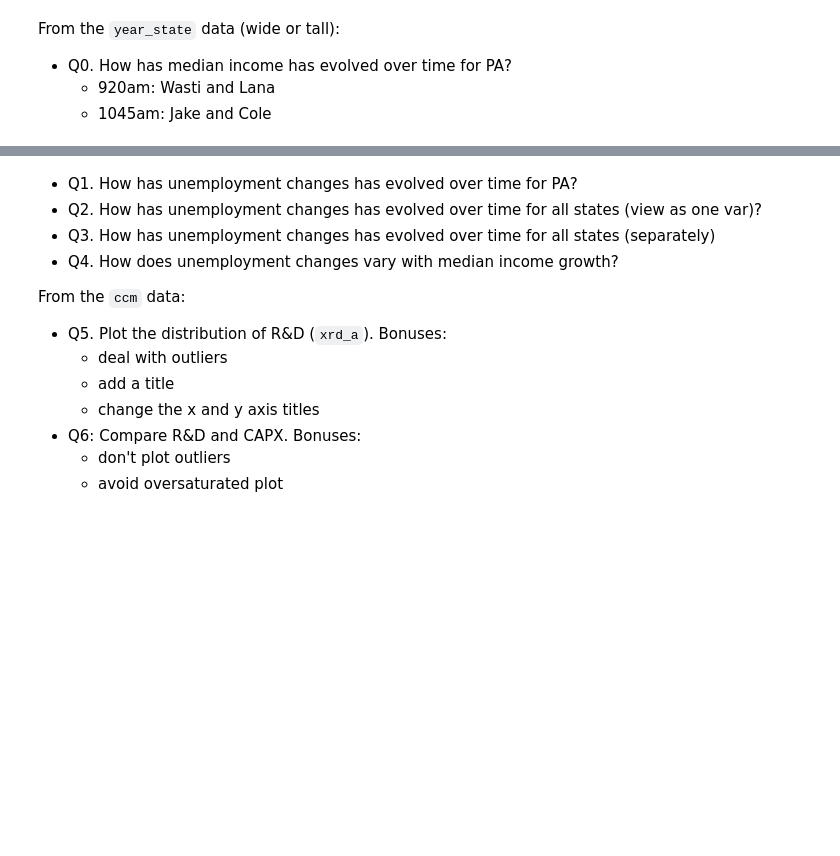
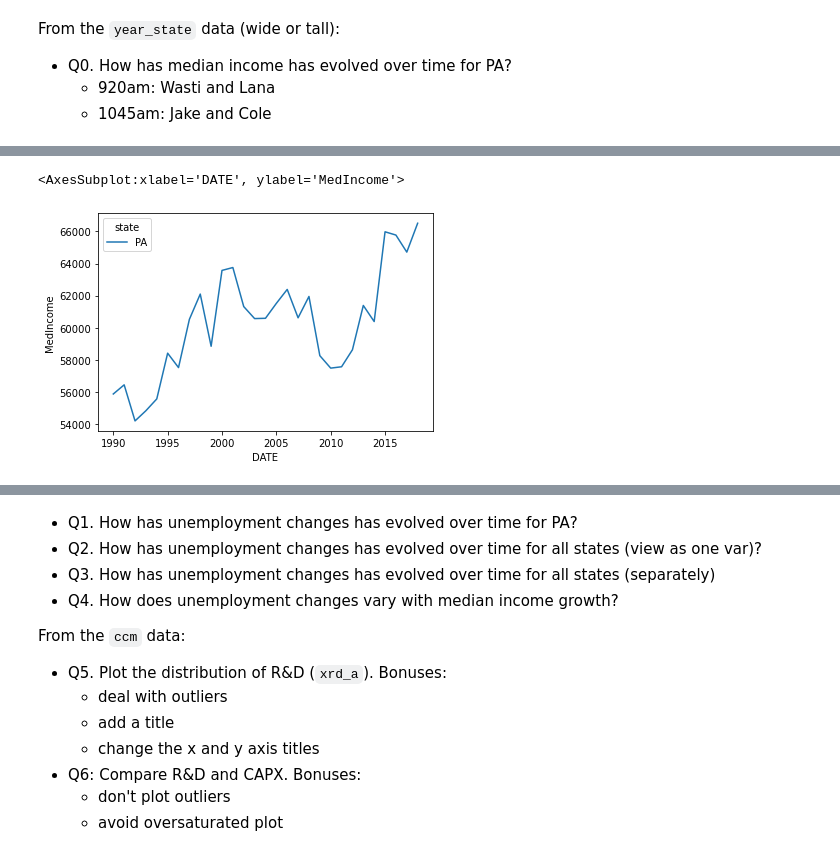
Before and after one commit to priyagb99/Class-Notes-920am, a Jupyter notebook: exercises/Plotting exercises.ipynb, the cells around one changed output, grey strips where cells are left out. Cells and saved outputs as stored; diff of their text form; code cells hidden in the pictures; blank space fills up the shorter version.

```diff
--- a/exercises/Plotting exercises.ipynb
+++ b/exercises/Plotting exercises.ipynb
@@ -125,0 +136,9 @@ sns.lineplot(data=year_state_tall,
+# %%
+# seaborn from the tall dataset, need to filter to only the rows with PA
+sns.lineplot(data=year_state_tall.query('state == "PA"'),
+             x="DATE",
+             y="MedIncome",
+             hue='state')
+# %% [output]
+<AxesSubplot:xlabel='DATE', ylabel='MedIncome'>
+[figure, added]
```
Also changed, not shown: parts of 11 cells of this notebook.
